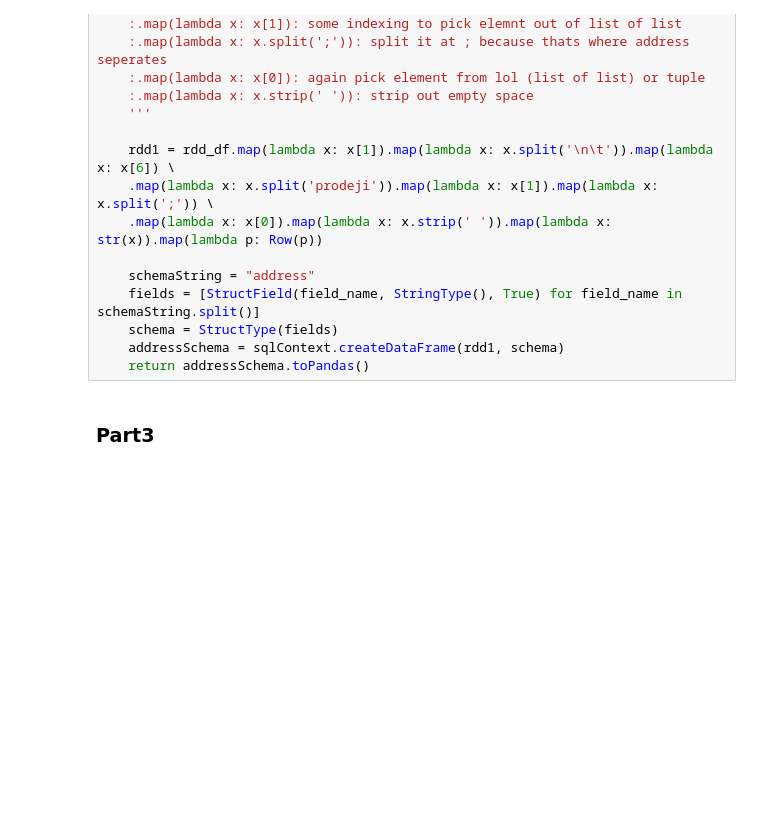
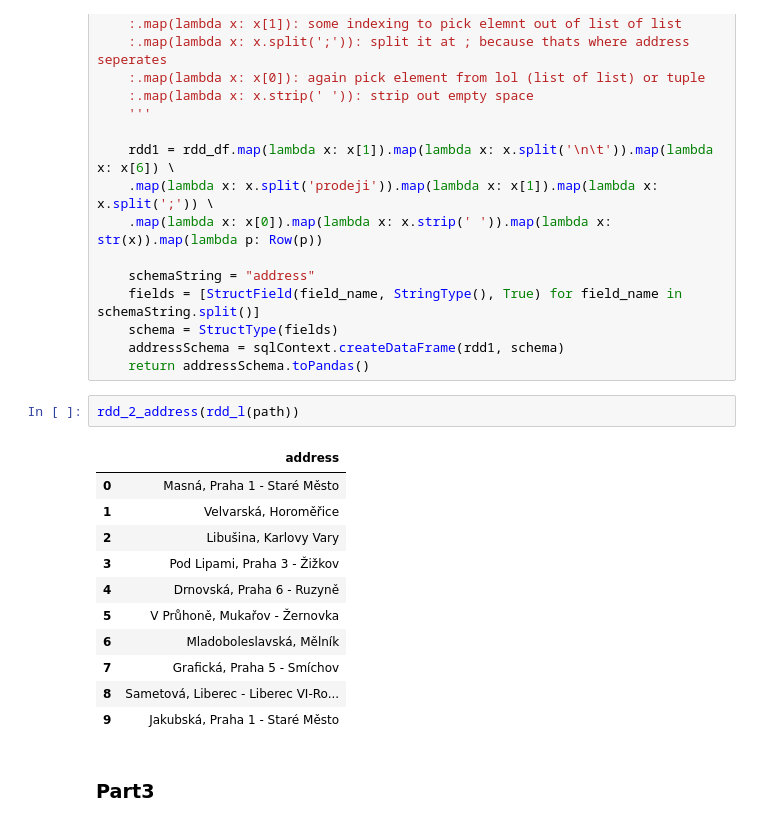
Before and after one commit to yogenderPalChandra/spark, a Jupyter notebook: DefForAllCode.ipynb, the cells around one changed output. Drawn from its saved outputs; the diff is of its cells as text; blank space fills up the shorter version.

```diff
--- a/DefForAllCode.ipynb
+++ b/DefForAllCode.ipynb
@@ -183,6 +218,20 @@ def rdd_2_address(rdd_df):
     schema = StructType(fields)
     addressSchema = sqlContext.createDataFrame(rdd1, schema)
     return addressSchema.toPandas()
+# %%
+rdd_2_address(rdd_l(path))
+# %% [output]
+|  | address |
+| 0 | Masná, Praha 1 - Staré Město |
+| 1 | Velvarská, Horoměřice |
+| 2 | Libušina, Karlovy Vary |
+| 3 | Pod Lipami, Praha 3 - Žižkov |
+| 4 | Drnovská, Praha 6 - Ruzyně |
+| 5 | V Průhoně, Mukařov - Žernovka |
+| 6 | Mladoboleslavská, Mělník |
+| 7 | Grafická, Praha 5 - Smíchov |
+| 8 | Sametová, Liberec - Liberec VI-Ro... |
+| 9 | Jakubská, Praha 1 - Staré Město |
 # %% [markdown]
 ### Part3
 # %%
```
Also changed, not shown: parts of 6 cells of this notebook, 1 other file.
